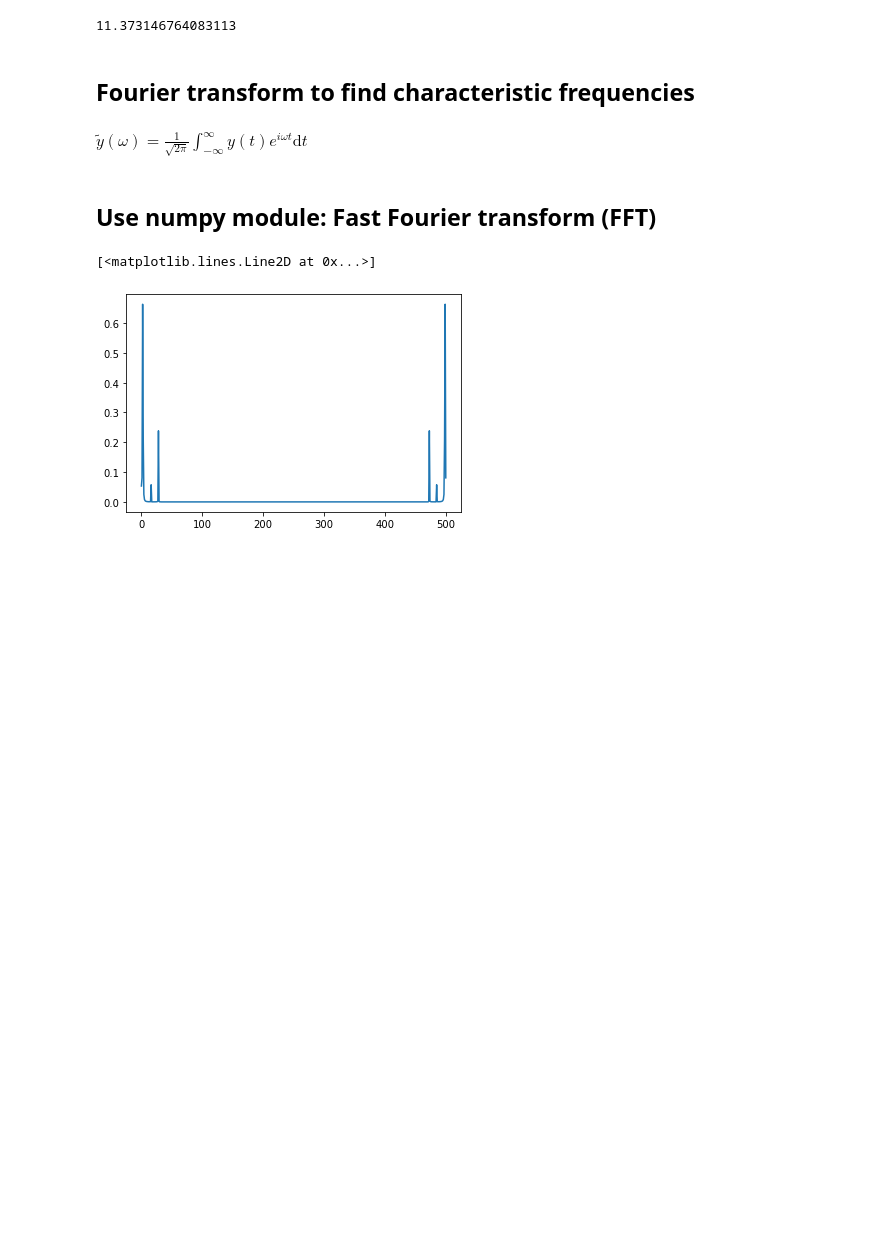
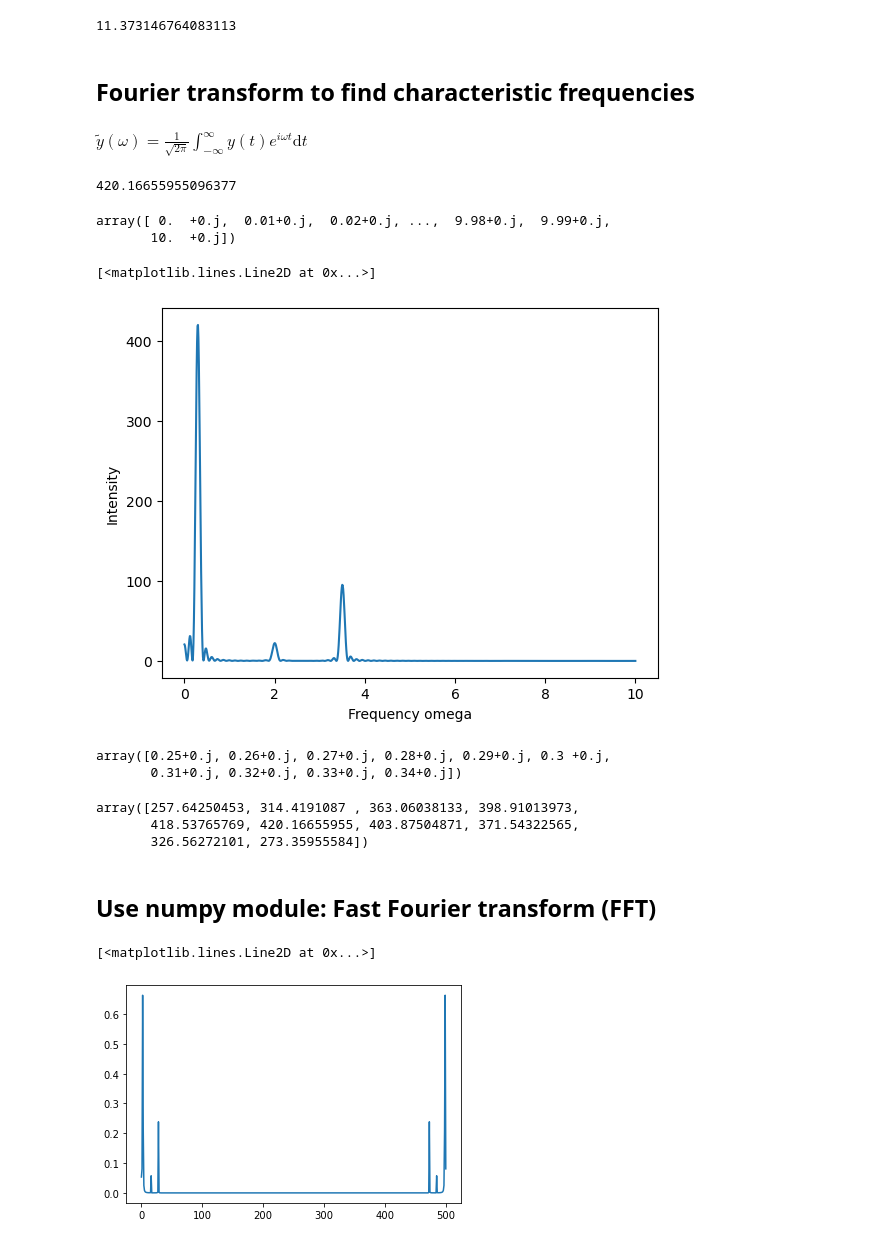
Before and after one commit to Hexabyte117/My-Projects, a Jupyter notebook: Computational Physics/05d_Fourier_transform_template.ipynb, the cells around one changed output. Drawn from its saved outputs; the diff is of its cells as text; code cells hidden in the pictures; blank space fills up the shorter version.

```diff
--- a/Computational Physics/05d_Fourier_transform_template.ipynb
+++ b/Computational Physics/05d_Fourier_transform_template.ipynb
@@ -37,6 +37,44 @@ integralTrapezoidal(data)
 \\(
 \tilde{y}(\omega) = \frac{1}{\sqrt{2\pi}} \int_{-\infty}^{\infty} y(t) e^{i\omega t}\mathrm{d}t
 \\)
+# %%
+omega = 0.3
+
+integrand = np.array([tList, 1/np.sqrt(2*np.pi) * yList * np.exp(1j*omega*tList)])
+
+print(abs(integralTrapezoidal(integrand))**2)
+# %% [output]
+420.16655955096377
+# %%
+ft = np.array(
+    [[om,
+    integralTrapezoidal( np.array([tList, 1/np.sqrt(2*np.pi) * yList * np.exp(1j*om*tList)]) )] for om in np.linspace(0,10,1001)
+    ]
+)
+# %%
+ft[:,0]
+# %% [output]
+array([ 0.  +0.j,  0.01+0.j,  0.02+0.j, ...,  9.98+0.j,  9.99+0.j,
+       10.  +0.j])
+# %%
+plt.xlabel('Frequency omega')
+plt.ylabel('Intensity')
+
+plt.plot(ft[:,0].real, abs(ft[:,1])**2 )
+# %% [output]
+[<matplotlib.lines.Line2D at 0x...>]
+[figure, added]
+# %%
+ft[25:35,0]
+# %% [output]
+array([0.25+0.j, 0.26+0.j, 0.27+0.j, 0.28+0.j, 0.29+0.j, 0.3 +0.j,
+       0.31+0.j, 0.32+0.j, 0.33+0.j, 0.34+0.j])
+# %%
+abs(ft[25:35,1])**2
+# %% [output]
+array([257.64250453, 314.4191087 , 363.06038133, 398.91013973,
+       418.53765769, 420.16655955, 403.87504871, 371.54322565,
+       326.56272101, 273.35955584])
 # %% [markdown]
 ## Use numpy module: Fast Fourier transform (FFT)
 # %%
```
Also changed, not shown: 1 other file.
